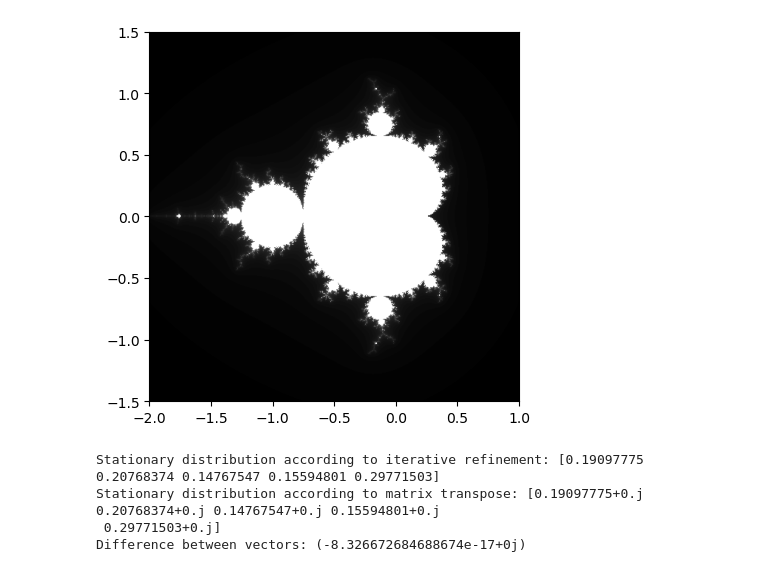
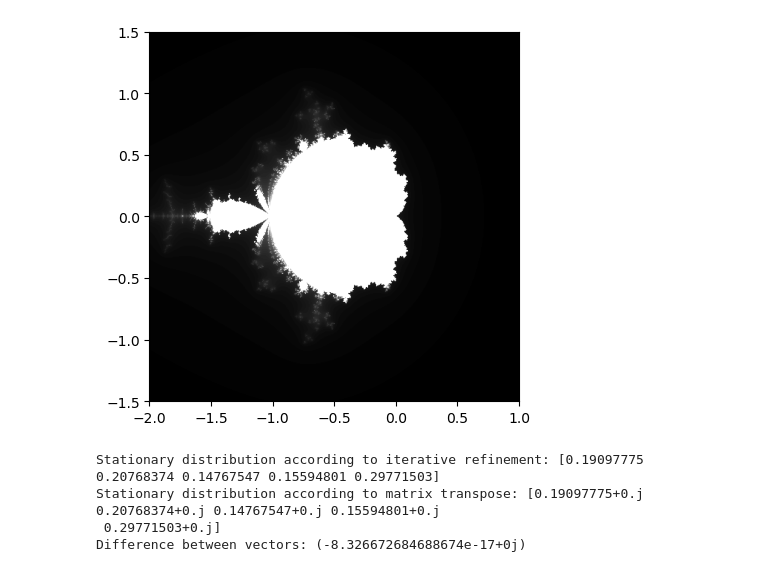
Before and after one commit to ReillyO/AMS595_Comp, a Jupyter notebook: OReilly_Owen_Py_Proj_2.ipynb, the cells around one changed output. Cells and saved outputs as stored; diff of their text form; code cells hidden in the pictures.

```diff
--- a/OReilly_Owen_Py_Proj_2.ipynb
+++ b/OReilly_Owen_Py_Proj_2.ipynb
@@ -14,35 +14,35 @@ def check_convergence(complex_val):
     for i in range(NMAX):
         if abs(z) > THRESHOLD:
             return i
-        z = z**2 + complex_val
+        z = z**2 + z + complex_val
     return -1
 
 
 
 # create grid
 GRIDSIZE=500
 x, y = np.mgrid[-2:1:500j, -1.5:1.5:500j]
 c_grid = x + 1j*y
 
 # initialize mandelbrot mask grid as zeros
 mandelbrot_mask = np.zeros(shape=(GRIDSIZE,GRIDSIZE))
 
 # for every complex number in the grid, use custom function to determine convergence
 # and store associated value in mandelbrot_mask
 for i in range(c_grid.shape[0]):
     for j in range(c_grid.shape[1]):
         mandelbrot_mask[i][j] = check_convergence(c_grid[i][j])
 
 # If the mask has -1 at any index to indicate convergence, change value to 100 for pure white
 mandelbrot_mask = np.where(mandelbrot_mask > 0, mandelbrot_mask, 100)
 
 # Generate image of the fractal using the mandelbrot_mask and save
 plt.imshow(mandelbrot_mask.T, extent=[-2,1,-1.5,1.5])
 plt.gray()
 plt.savefig('mandelbrot.png')
 plt.show()
 # %% [output]
-[figure, old version]
+[figure, new version]
 # %%
 ###########################################
 #             markov_chain.py             #
```
Also changed, not shown: 18 other files.
